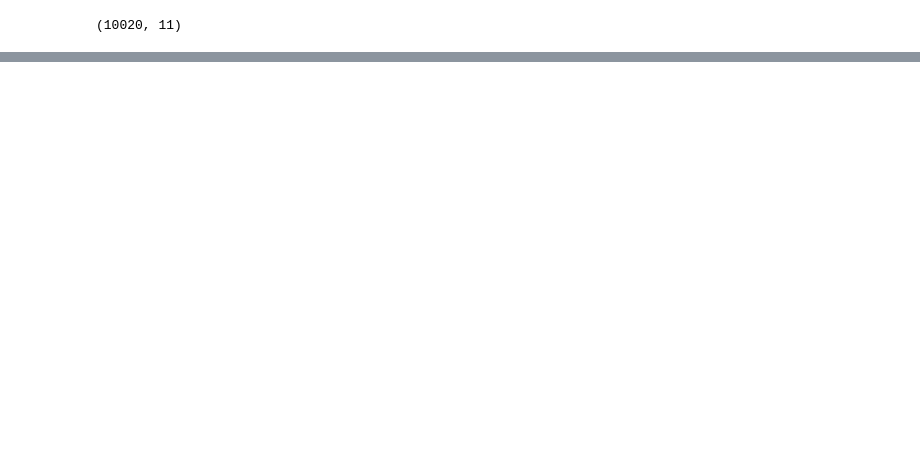
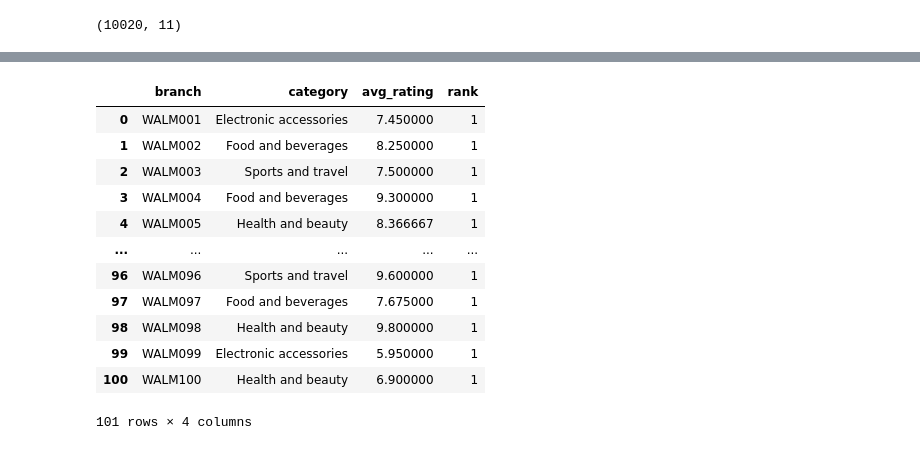
Before and after one commit to cbouzios/walmart_analysis_pythontosql, a Jupyter notebook: walmart_analysis.ipynb, the cells around one changed output, grey strips where cells are left out. Saved outputs shown, nothing was run; the diff lists cells and outputs as text; code cells hidden in the pictures; blank space fills up the shorter version.

```diff
--- a/walmart_analysis.ipynb
+++ b/walmart_analysis.ipynb
@@ -132,0 +213,32 @@ df.head()
+# %%
+## ΠΡΟΣΔΙΟΡΙΣΕ ΤΗΝ ΚΑΤΗΓΟΡΙΑ ΜΕ ΤΗΝ ΥΨΗΛΟΤΕΡΗ ΒΑΘΜΟΛΟΓΙΑ ΣΕ ΚΑΘΕ ΥΠΟΚΑΤΑΣΤΗΜΑ, ΕΜΦΑΝΙΖΟΝΤΑΣ ΤΟ ΥΠΟΚΑΤΑΣΤΗΜΑ,
+## ΤΗΝ ΚΑΤΗΓΟΡΙΑ ΚΑΙ ΤΗ ΜΕΣΗ ΒΑΘΜΟΛΟΓΙΑ
+
+query = """
+SELECT *
+FROM
+    (SELECT
+        branch,
+        category,
+        AVG(rating) as avg_rating,
+        RANK() OVER(PARTITION BY branch ORDER BY AVG(rating) DESC) as rank
+        FROM sales_data
+    GROUP BY branch, category)
+WHERE rank = 1
+"""
+query_results= pd.read_sql(query, con=engine)
+query_results
+# %% [output]
+|  | branch | category | avg_rating | rank |
+| 0 | WALM001 | Electronic accessories | 7.450000 | 1 |
+| 1 | WALM002 | Food and beverages | 8.250000 | 1 |
+| 2 | WALM003 | Sports and travel | 7.500000 | 1 |
+| 3 | WALM004 | Food and beverages | 9.300000 | 1 |
+| 4 | WALM005 | Health and beauty | 8.366667 | 1 |
+| ... | ... | ... | ... | ... |
+| 96 | WALM096 | Sports and travel | 9.600000 | 1 |
+| 97 | WALM097 | Food and beverages | 7.675000 | 1 |
+| 98 | WALM098 | Health and beauty | 9.800000 | 1 |
+| 99 | WALM099 | Electronic accessories | 5.950000 | 1 |
+| 100 | WALM100 | Health and beauty | 6.900000 | 1 |
+101 rows × 4 columns
```
Also changed, not shown: parts of 19 cells of this notebook.
